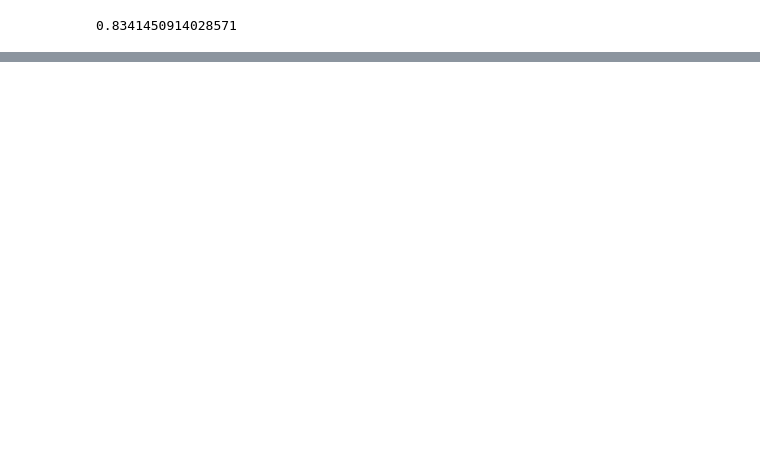
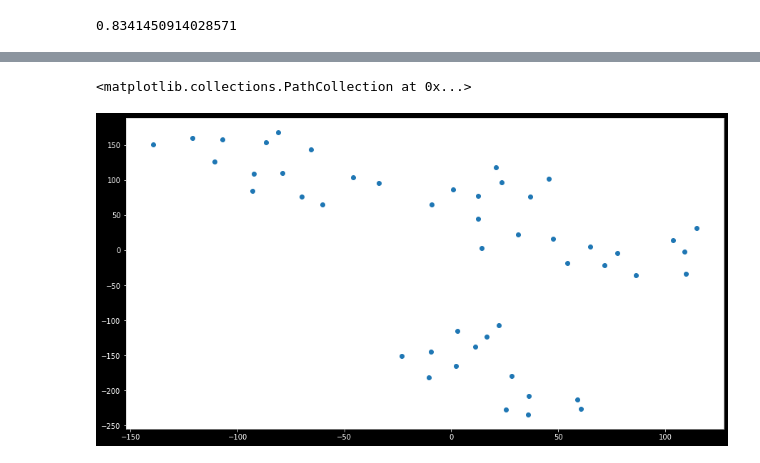
Before and after one commit to dkoterwa/masters, a Jupyter notebook: first semester/Unsupervised Learning/article_2/dimensions_reduction.ipynb, the cells around one changed output, grey strips where cells are left out. Cells and saved outputs as stored; diff of their text form; code cells hidden in the pictures; blank space fills up the shorter version.

```diff
--- a/first semester/Unsupervised Learning/article_2/dimensions_reduction.ipynb
+++ b/first semester/Unsupervised Learning/article_2/dimensions_reduction.ipynb
@@ -239,0 +198,15 @@ plt.margins(x=0)
+# %%
+songs_df = songs_df.reset_index()
+# %%
+tsne = TSNE(n_components=2, perplexity = 5)
+tsne_fit = tsne.fit_transform(songs_df.iloc[:, 1:])
+# %%
+fix, ax = plt.subplots()
+#plt.rcParams["figure.figsize"] = (15,8)
+ax.scatter(tsne_fit[:, 0],
+            tsne_fit[:, 1])
+#plt.xlim(-20, 25)
+#plt.ylim(-15, 25)
+# %% [output]
+<matplotlib.collections.PathCollection at 0x...>
+[figure, added]
```
Also changed, not shown: parts of 19 cells of this notebook, 3 other files.
